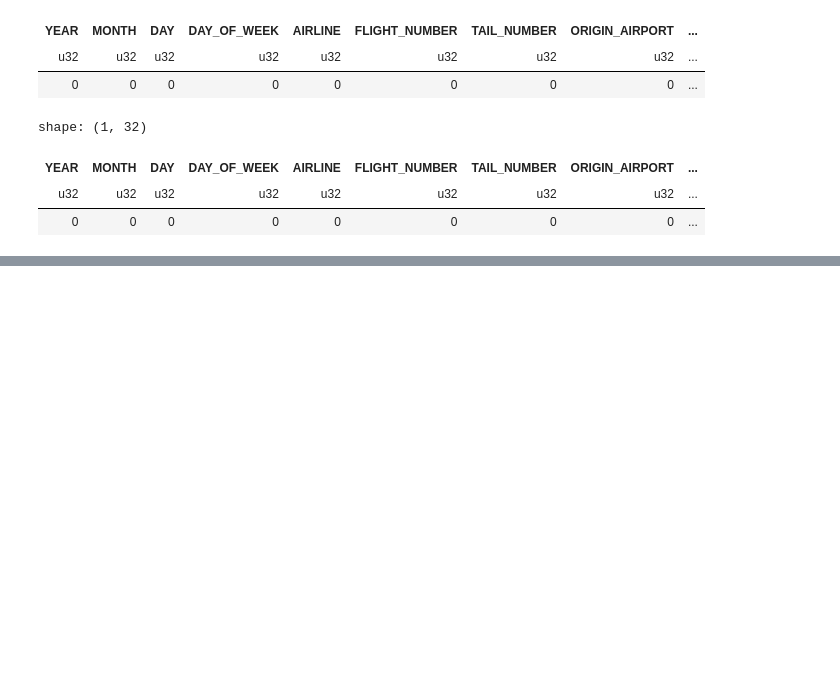
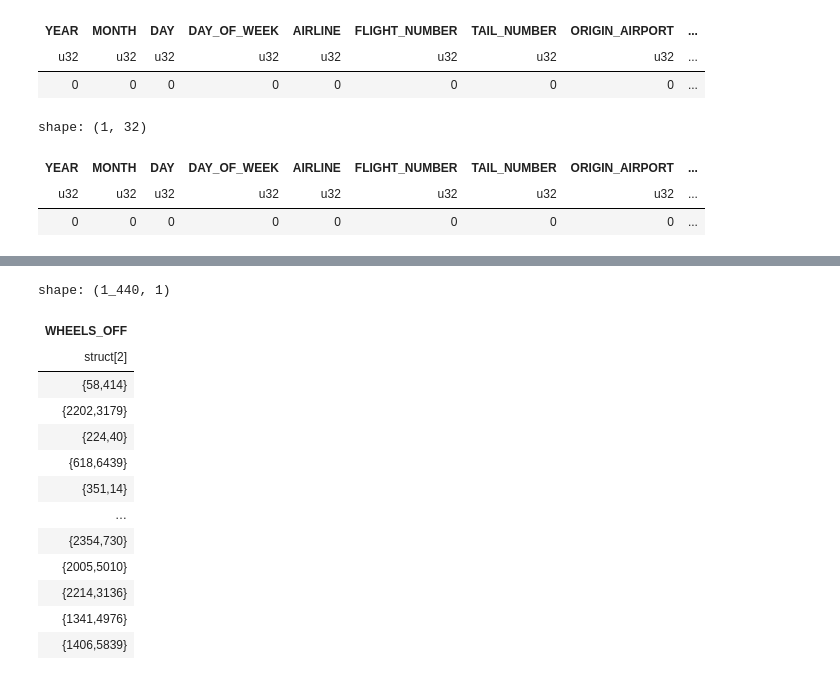
Before and after one commit to tosoham/flight-insight, a Jupyter notebook: notebooks/data_preprocessing_soham.ipynb, the cells around one changed output, grey strips where cells are left out. Drawn from its saved outputs; the diff is of its cells as text; code cells hidden in the pictures; blank space fills up the shorter version.

```diff
--- a/notebooks/data_preprocessing_soham.ipynb
+++ b/notebooks/data_preprocessing_soham.ipynb
@@ -774,0 +799,17 @@ df.write_parquet("data/flights_processed.parquet")
+# %%
+lf.select(pl.col(["WHEELS_OFF"]).value_counts()).collect()
+# %% [output]
+shape: (1_440, 1)
+| WHEELS_OFF |
+| struct[2] |
+| {58,414} |
+| {2202,3179} |
+| {224,40} |
+| {618,6439} |
+| {351,14} |
+| … |
+| {2354,730} |
+| {2005,5010} |
+| {2214,3136} |
+| {1341,4976} |
+| {1406,5839} |
```
Also changed, not shown: parts of 7 cells of this notebook, 5 other files.
